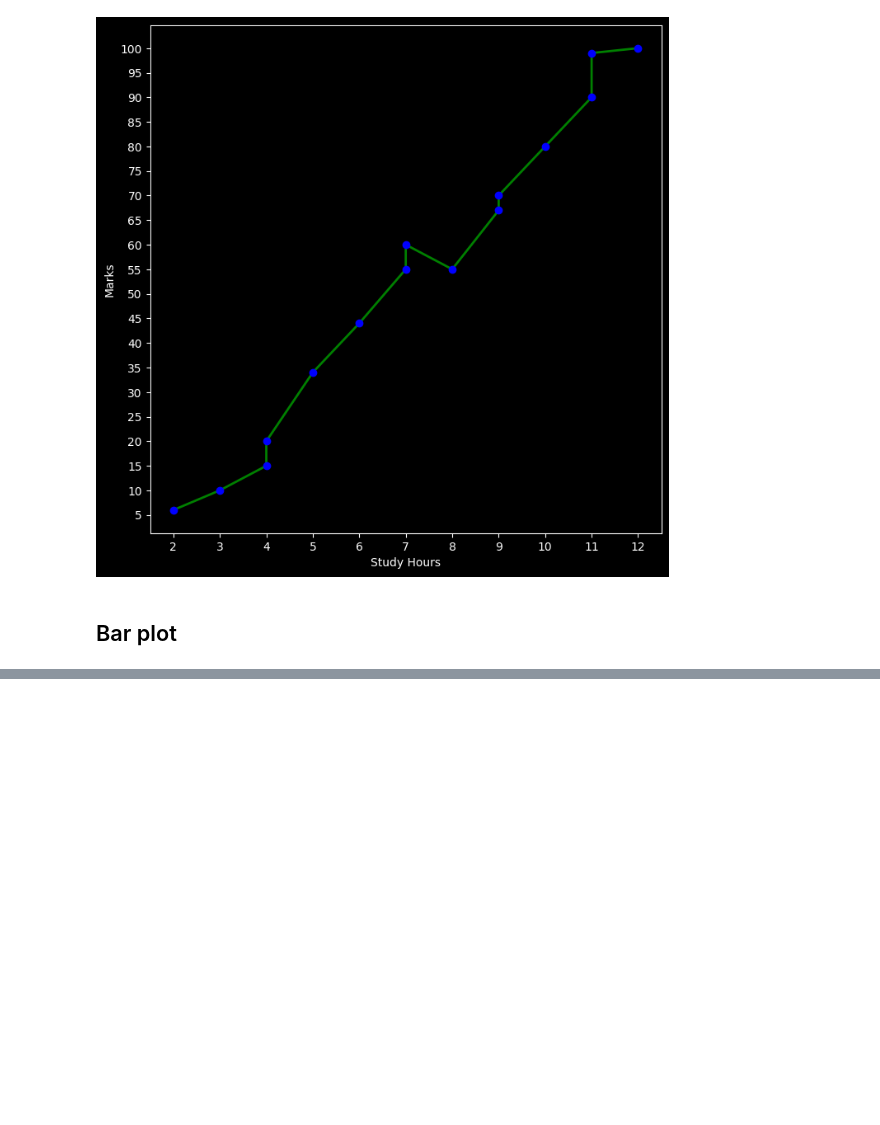
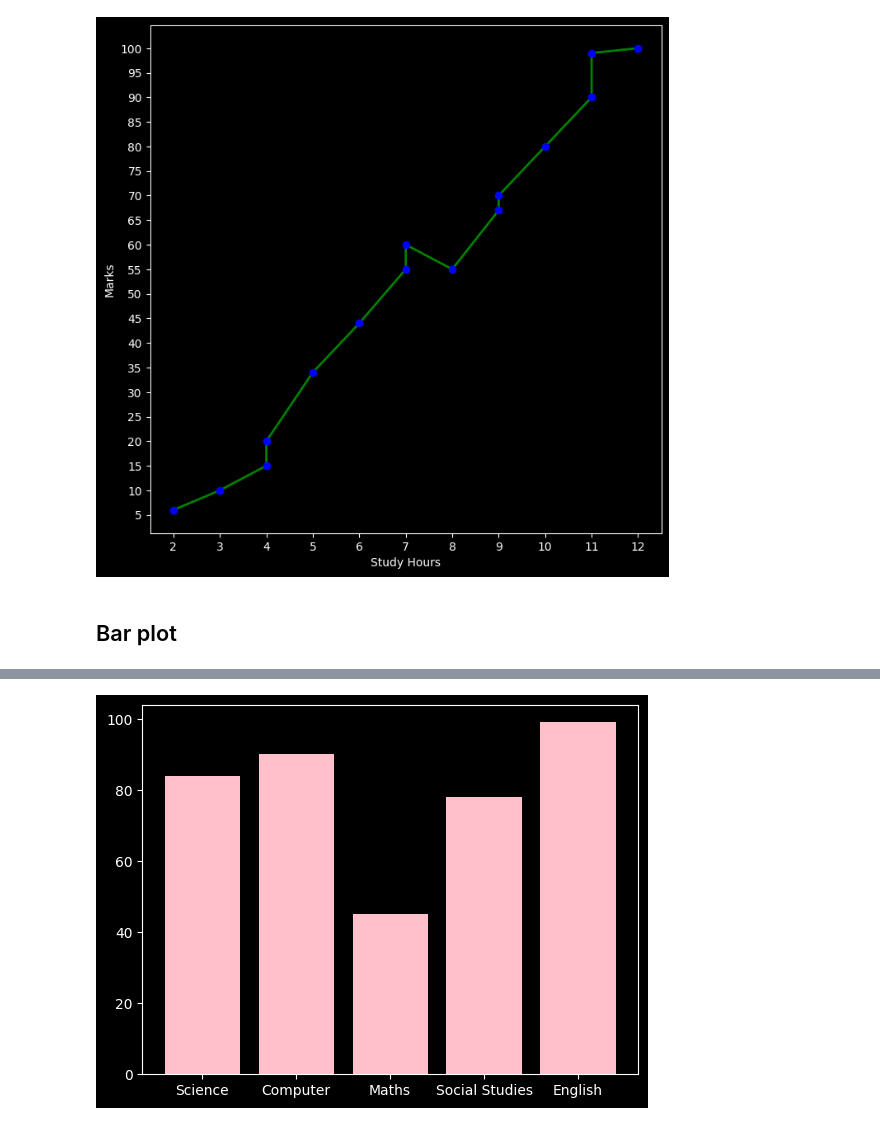
Before and after one commit to Siddhartha-Singhal/python-data-science, a Jupyter notebook: Analysis/Matplotlib.ipynb, the cells around one changed output, grey strips where cells are left out. Cells and saved outputs as stored; diff of their text form; code cells hidden in the pictures; blank space fills up the shorter version.

```diff
--- a/Analysis/Matplotlib.ipynb
+++ b/Analysis/Matplotlib.ipynb
@@ -178,0 +193,5 @@ plt.show()
+# %%
+plt.bar(subject, marks, color = 'pink')
+plt.show()
+# %% [output]
+[figure, added]
```
Also changed, not shown: parts of 44 cells of this notebook, 4 other files.
